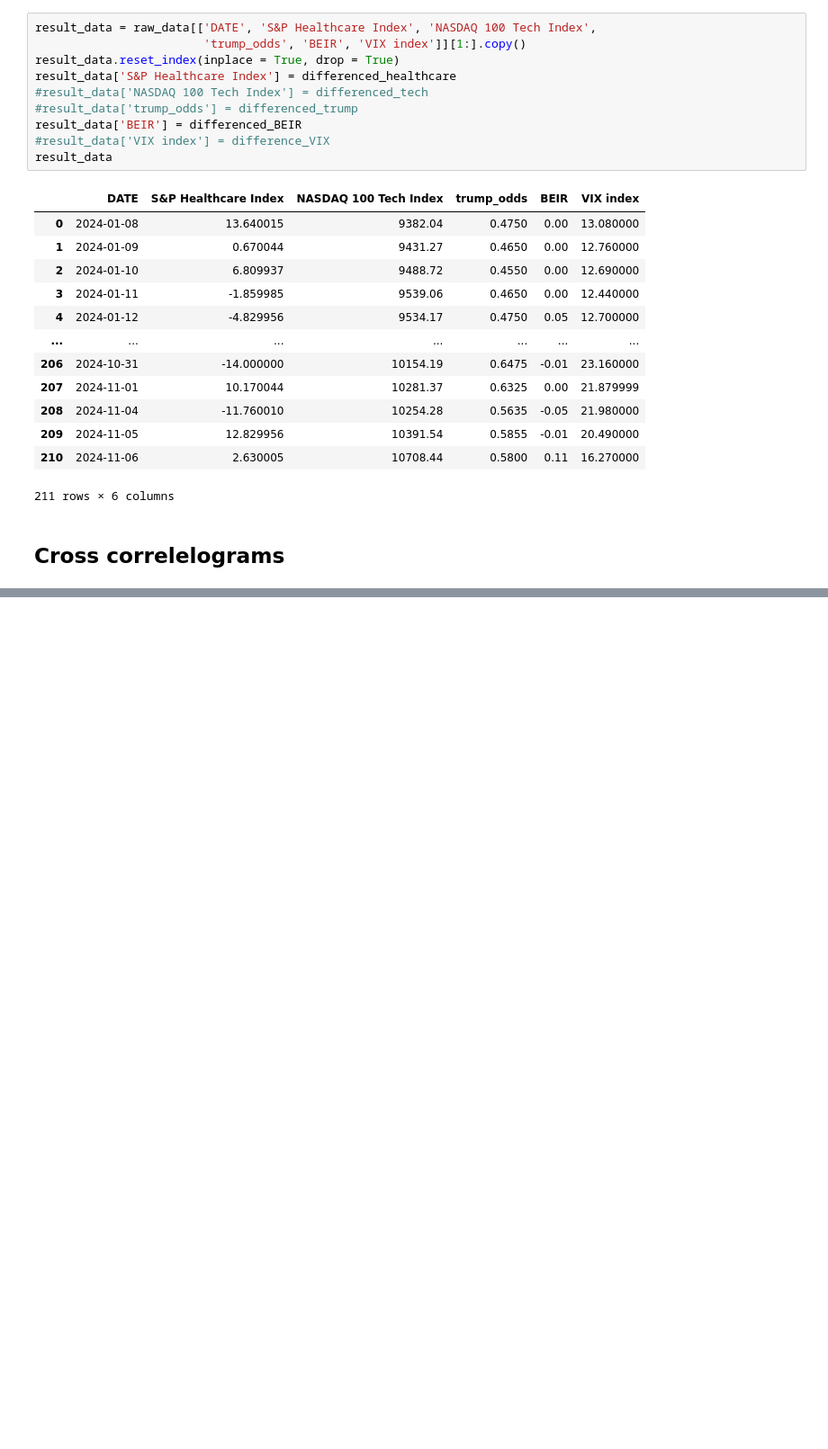
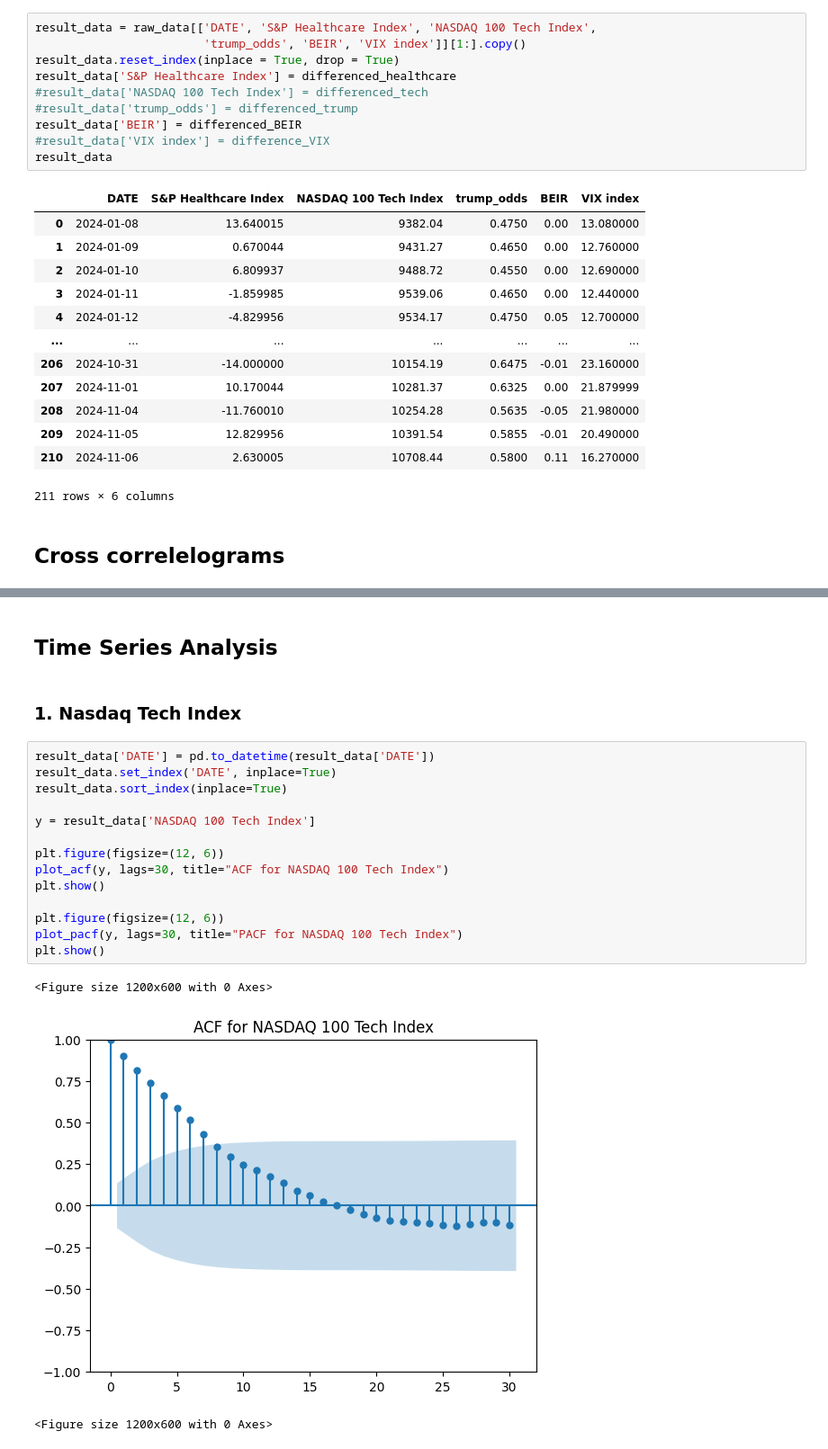
Before and after one commit to dg3358/ACTU-5842-Project, a Jupyter notebook: project_code.ipynb, the cells around one changed output, grey strips where cells are left out. Shown at 90% size. Saved outputs shown, nothing was run; the diff lists cells and outputs as text; blank space fills up the shorter version.

```diff
--- a/project_code.ipynb
+++ b/project_code.ipynb
@@ -461,0 +467,22 @@ plt.show()
+# %% [markdown]
+## Time Series Analysis
+# %% [markdown]
+### 1. Nasdaq Tech Index
+# %%
+result_data['DATE'] = pd.to_datetime(result_data['DATE'])
+result_data.set_index('DATE', inplace=True)
+result_data.sort_index(inplace=True)
+
+y = result_data['NASDAQ 100 Tech Index']
+
+plt.figure(figsize=(12, 6))
+plot_acf(y, lags=30, title="ACF for NASDAQ 100 Tech Index")
+plt.show()
+
+plt.figure(figsize=(12, 6))
+plot_pacf(y, lags=30, title="PACF for NASDAQ 100 Tech Index")
+plt.show()
+# %% [output]
+<Figure size 1200x600 with 0 Axes>
+[figure, added]
+<Figure size 1200x600 with 0 Axes>
```
Also changed, not shown: parts of 29 cells of this notebook.
